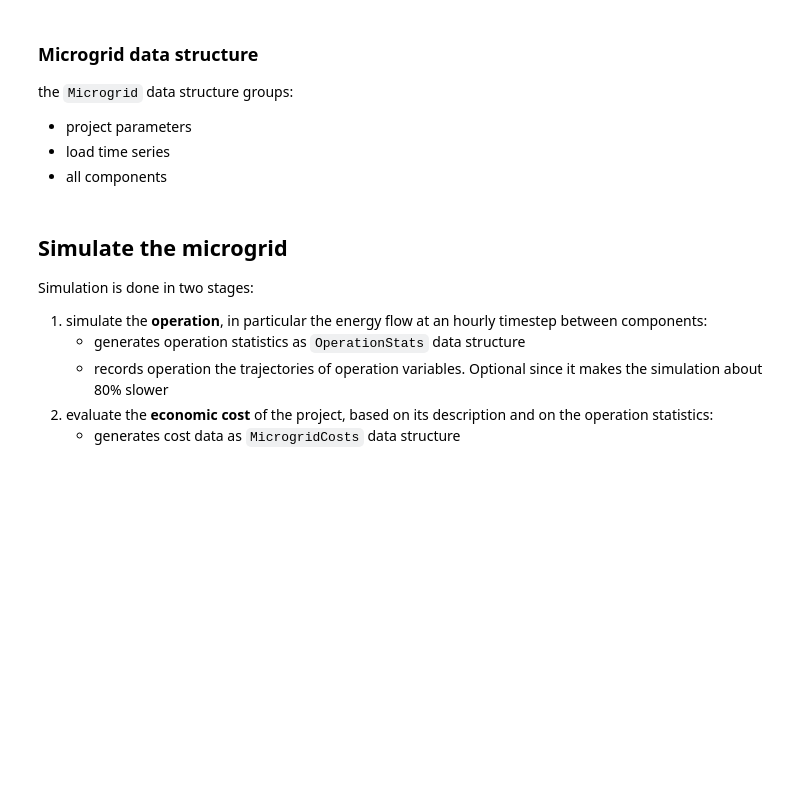
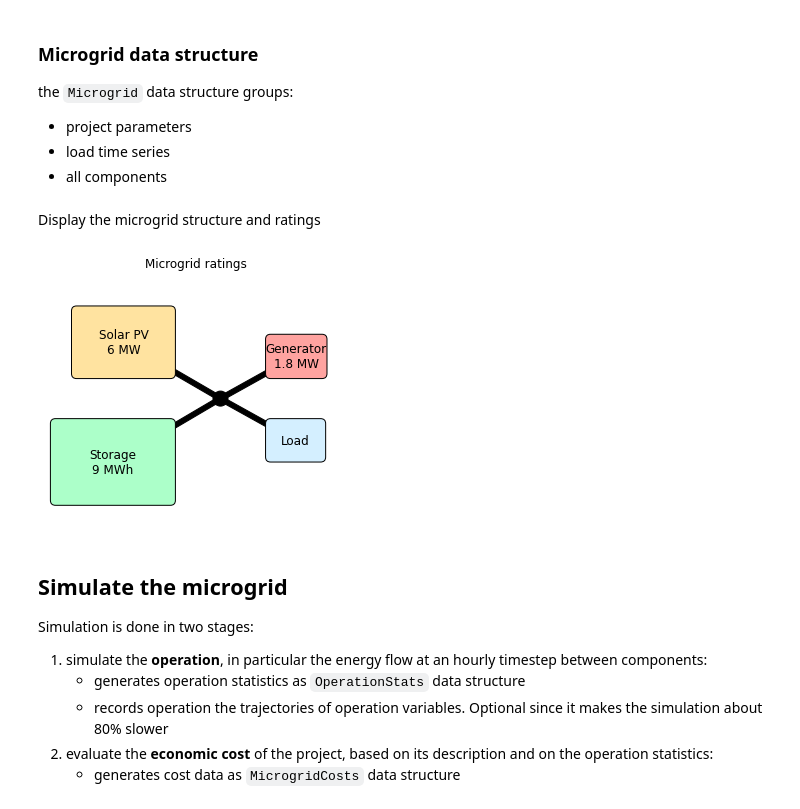
Before and after one commit to Microgrids-X/Microgrids.py, a Jupyter notebook: examples/Microgrid_py_PV_BT_DG.ipynb, the cells around one changed output. Cells and saved outputs as stored; diff of their text form; code cells hidden in the pictures; blank space fills up the shorter version.

Commit message:
update examples or 0.1.0
- add Microgrid_showcase.ipynb (e.g. for web demo)
- use plot_ratings in Microgrid_py_PV_BT_DG.ipynb

```diff
--- a/examples/Microgrid_py_PV_BT_DG.ipynb
+++ b/examples/Microgrid_py_PV_BT_DG.ipynb
@@ -156,6 +156,13 @@ microgrid = mgs.Microgrid(project, Pload,
     generator, battery,
     {'Solar PV': photovoltaic}
 )
+# %% [markdown]
+Display the microgrid structure and ratings
+# %%
+mgs.plotting.plot_ratings(microgrid, 'MW', xlim=(-3.5,2.5), ylim=(-2.5,2.5))
+plt.show()
+# %% [output]
+[figure, added]
 # %% [markdown]
 ## Simulate the microgrid
 
```
Also changed, not shown: parts of 16 cells of this notebook, 4 other files.
